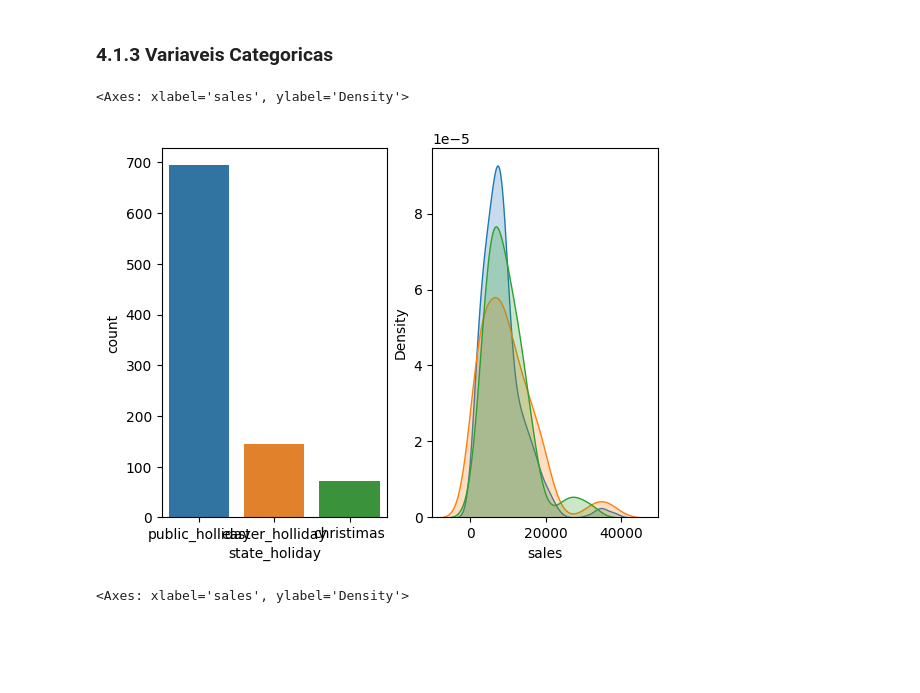
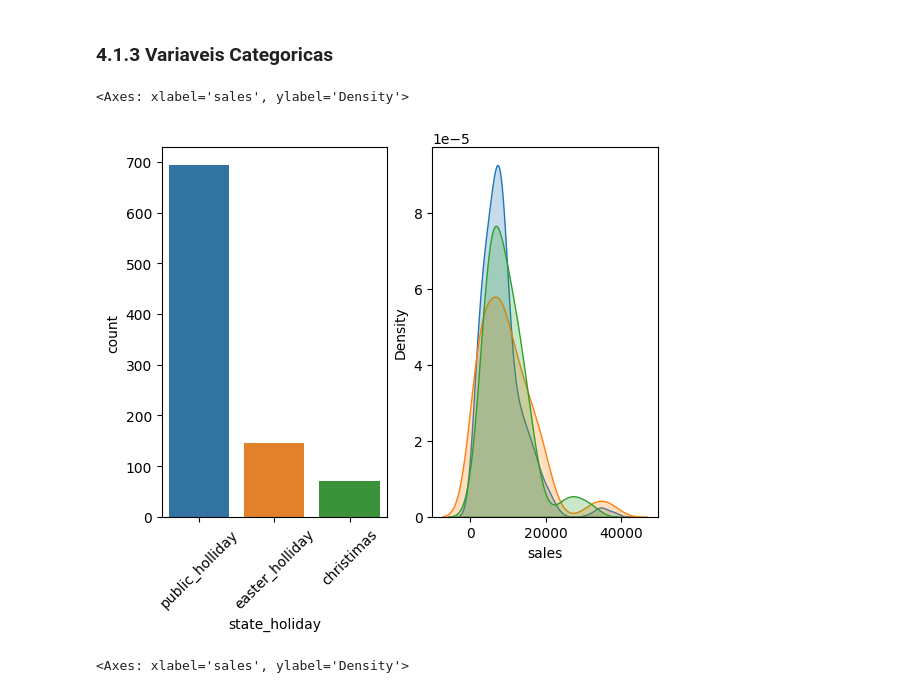
Before and after one commit to thiago-vale/ds-em-producao, a Jupyter notebook: notebooks/store-sales-ŕedictions.ipynb, the cells around one changed output. Cells and saved outputs as stored; diff of their text form; code cells hidden in the pictures; blank space fills up the shorter version.

```diff
--- a/notebooks/store-sales-ŕedictions.ipynb
+++ b/notebooks/store-sales-ŕedictions.ipynb
@@ -540,14 +540,15 @@ num_atributes.hist(bins=25);
 # %%
 plt.subplot( 1,2,1)
 a = df4[df4['state_holiday'] != 'regular_day']
 sns.countplot(data=a, x='state_holiday')
+plt.xticks(rotation = 45)
 plt.subplot( 1,2,2)
 sns.kdeplot( df4[df4['state_holiday'] == 'public_holliday']['sales'], label='public_holiday' ,shade=True)
 sns.kdeplot( df4[df4['state_holiday'] == 'easter_holliday']['sales'], label='easter_holliday' ,shade=True)
 sns.kdeplot( df4[df4['state_holiday'] == 'christimas']['sales'], label='christimas' ,shade=True)
 # %% [output]
 <Axes: xlabel='sales', ylabel='Density'>
-[figure, old version]
+[figure, new version]
 # %%
 plt.subplot( 1,2,1)
 sns.countplot(data=df4, x='store_type')
```
Also changed, not shown: parts of 12 cells of this notebook.
